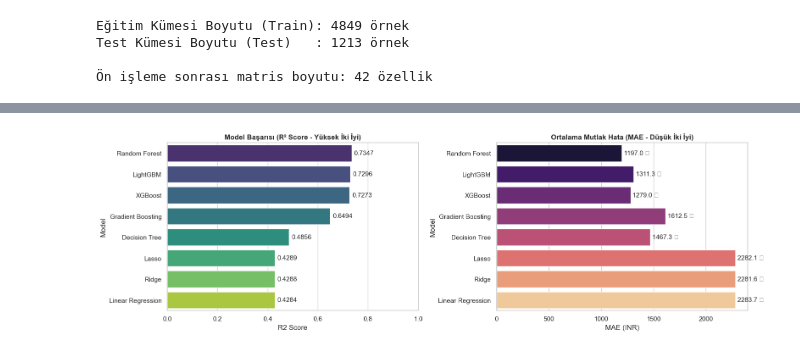
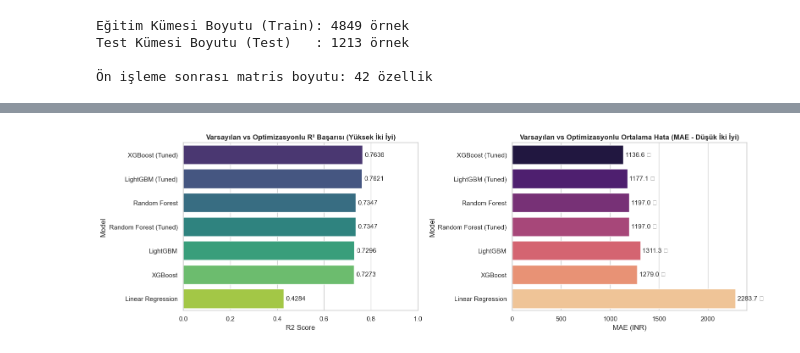
Before and after one commit to kaanbaycan/vodptk, a Jupyter notebook: flight_analysis_and_modeling.ipynb, the cells around one changed output, grey strips where cells are left out. Drawn from its saved outputs; the diff is of its cells as text; code cells hidden in the pictures.

```diff
--- a/flight_analysis_and_modeling.ipynb
+++ b/flight_analysis_and_modeling.ipynb
@@ -319,7 +321,7 @@ models = {
     'Random Forest': RandomForestRegressor(n_estimators=150, random_state=42, n_jobs=-1)
 }
 
-results = []
+base_results = []
 
 for name, model in models.items():
     model.fit(X_train_prep, y_train)
@@ -329,14 +331,14 @@ for name, model in models.items():
     mae = mean_absolute_error(y_test, preds)
     rmse = root_mean_squared_error(y_test, preds)
 
-    results.append({
+    base_results.append({
         'Model': name,
         'R2 Score': round(r2, 4),
         'MAE (INR)': round(mae, 2),
         'RMSE (INR)': round(rmse, 2)
     })
 
-results_df = pd.DataFrame(results).sort_values(by='R2 Score', ascending=False).reset_index(drop=True)
-print("=== MODEL PERFORMANS KARŞILAŞTIRMA TABLOSU ===")
-display(results_df)
+base_results_df = pd.DataFrame(base_results).sort_values(by='R2 Score', ascending=False).reset_index(drop=True)
+print("=== TEMEL MODEL PERFORMANS KARŞILAŞTIRMA TABLOSU ===")
+display(base_results_df)
 # %% [output]
@@ -353,21 +451,26 @@ display(results_df)
 # %%
-# Model Performans Görselleştirmesi
+# Varsayılan vs Optimize Model Karşılaştırma Görselleştirmesi
+comp_df = pd.concat([
+    base_results_df[base_results_df['Model'].isin(['Random Forest', 'LightGBM', 'XGBoost', 'Linear Regression'])],
+    tuned_results_df
+]).sort_values(by='R2 Score', ascending=False)
+
 fig, axes = plt.subplots(1, 2, figsize=(16, 5))
 
-# Plot 1: R2 Comparison
-sns.barplot(data=results_df, x='R2 Score', y='Model', palette='viridis', ax=axes[0])
-axes[0].set_title('Model Başarısı (R² Score - Yüksek İki İyi)', fontweight='bold')
+# R2 Score
+sns.barplot(data=comp_df, x='R2 Score', y='Model', palette='viridis', ax=axes[0])
+axes[0].set_title('Varsayılan vs Optimizasyonlu R² Başarısı (Yüksek İki İyi)', fontweight='bold')
 axes[0].set_xlim(0, 1.0)
 for p in axes[0].patches:
     axes[0].annotate(f"{p.get_width():.4f}", (p.get_width() + 0.01, p.get_y() + p.get_height()/2), va='center')
 
-# Plot 2: MAE Comparison
-sns.barplot(data=results_df, x='MAE (INR)', y='Model', palette='magma', ax=axes[1])
-axes[1].set_title('Ortalama Mutlak Hata (MAE - Düşük İki İyi)', fontweight='bold')
+# MAE
+sns.barplot(data=comp_df, x='MAE (INR)', y='Model', palette='magma', ax=axes[1])
+axes[1].set_title('Varsayılan vs Optimizasyonlu Ortalama Hata (MAE - Düşük İki İyi)', fontweight='bold')
 for p in axes[1].patches:
     axes[1].annotate(f"{p.get_width():.1f} ₹", (p.get_width() + 20, p.get_y() + p.get_height()/2), va='center')
 
 plt.tight_layout()
 plt.show()
 # %% [output]
-[figure, old version]
+[figure, new version]
```
Also changed, not shown: parts of 9 cells of this notebook, 2 other files.
